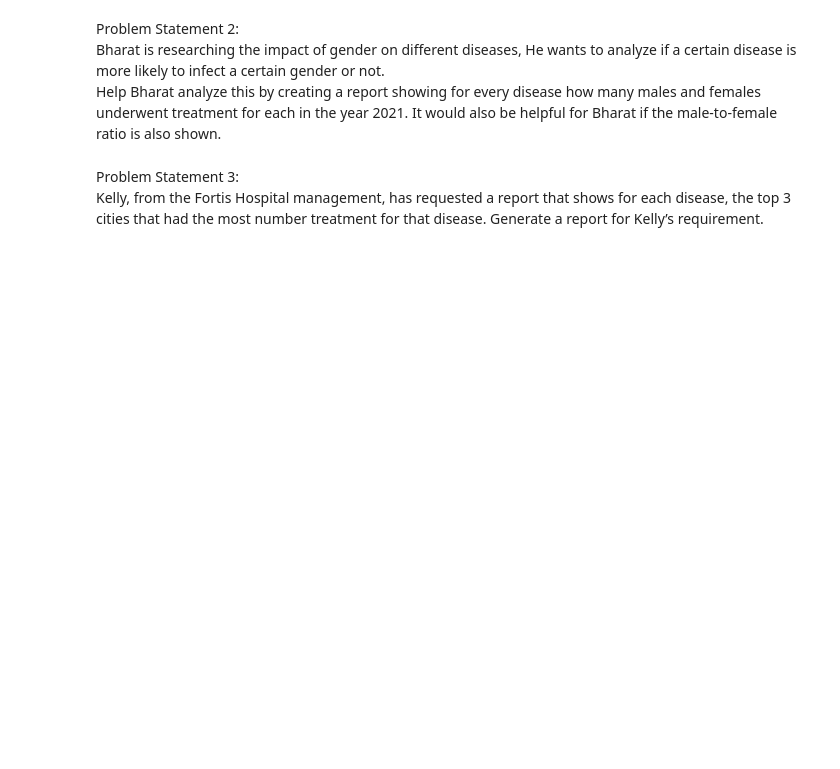
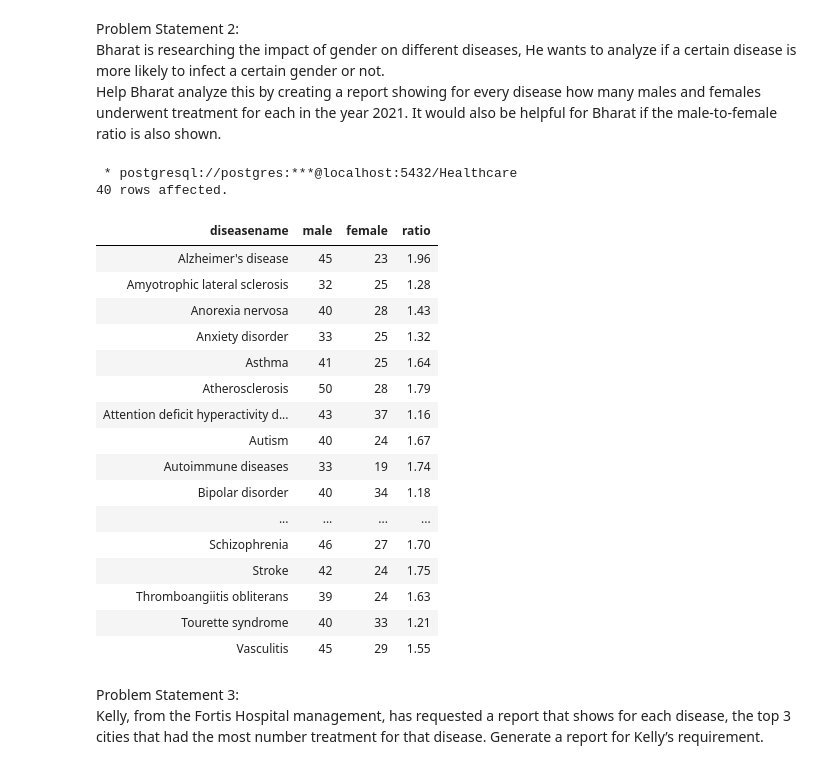
Before and after one commit to msb73/FS, a Jupyter notebook: Project Healthcare5 SQL grouping - 2.ipynb, the cells around one changed output. Drawn from its saved outputs; the diff is of its cells as text; code cells hidden in the pictures; blank space fills up the shorter version.

```diff
--- a/Project Healthcare5 SQL grouping - 2.ipynb
+++ b/Project Healthcare5 SQL grouping - 2.ipynb
@@ -8,6 +30,37 @@ Johansson is trying to prepare a report on patients who have gone through treatm
 Problem Statement 2:  <br>
 Bharat is researching the impact of gender on different diseases, He wants to analyze if a certain disease is more likely to infect a certain gender or not.<br>
 Help Bharat analyze this by creating a report showing for every disease how many males and females underwent treatment for each in the year 2021. It would also be helpful for Bharat if the male-to-female ratio is also shown.
+# %%
+%%sql
+with cte as (
+    select diseaseid,
+    sum(( case when gender = 'female' then 1 else 0 end)) as female,
+    sum(( case when gender = 'male' then 1 else 0 end)) as male
+    from treatment left join person on patientid = personid
+    where EXTRACT(YEAR FROM date ) = 2021
+     group by diseaseid
+)
+select diseasename , male, female, round(male::numeric / female, 2) as ratio from cte left join disease using (diseaseid)
+# %% [output]
+ * postgresql://postgres:***@localhost:5432/Healthcare
+40 rows affected.
+| diseasename | male | female | ratio |
+| Alzheimer's disease | 45 | 23 | 1.96 |
+| Amyotrophic lateral sclerosis | 32 | 25 | 1.28 |
+| Anorexia nervosa | 40 | 28 | 1.43 |
+| Anxiety disorder | 33 | 25 | 1.32 |
+| Asthma | 41 | 25 | 1.64 |
+| Atherosclerosis | 50 | 28 | 1.79 |
+| Attention deficit hyperactivity d... | 43 | 37 | 1.16 |
+| Autism | 40 | 24 | 1.67 |
+| Autoimmune diseases | 33 | 19 | 1.74 |
+| Bipolar disorder | 40 | 34 | 1.18 |
+| ... | ... | ... | ... |
+| Schizophrenia | 46 | 27 | 1.70 |
+| Stroke | 42 | 24 | 1.75 |
+| Thromboangiitis obliterans | 39 | 24 | 1.63 |
+| Tourette syndrome | 40 | 33 | 1.21 |
+| Vasculitis | 45 | 29 | 1.55 |
 # %% [markdown]
 Problem Statement 3:  <br>
 Kelly, from the Fortis Hospital management, has requested a report that shows for each disease, the top 3 cities that had the most number treatment for that disease.
```
Also changed, not shown: parts of 4 cells of this notebook, 8 other files.
